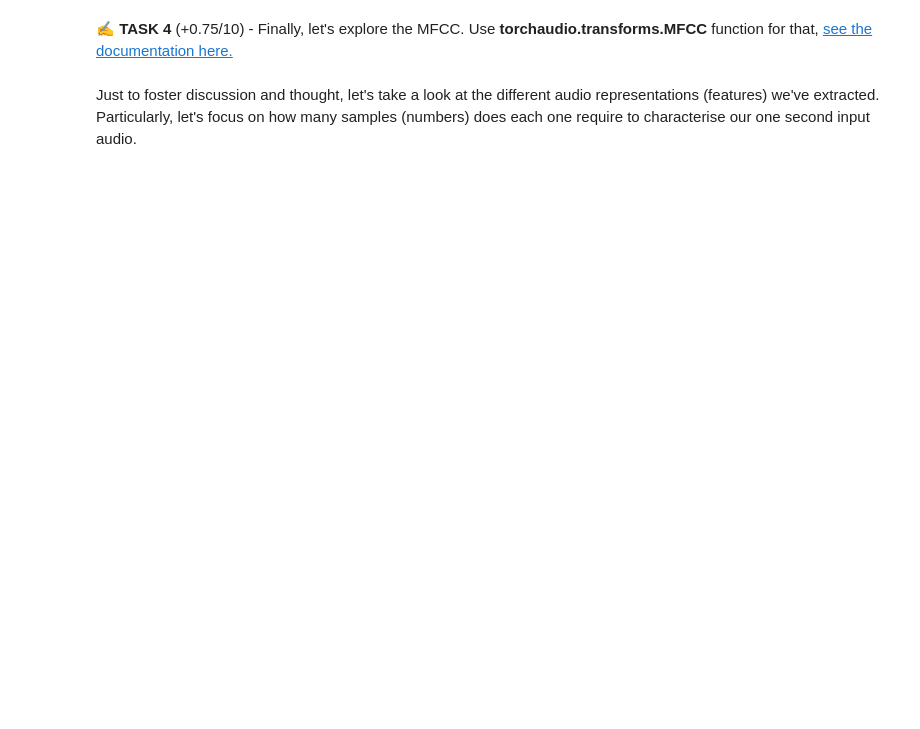
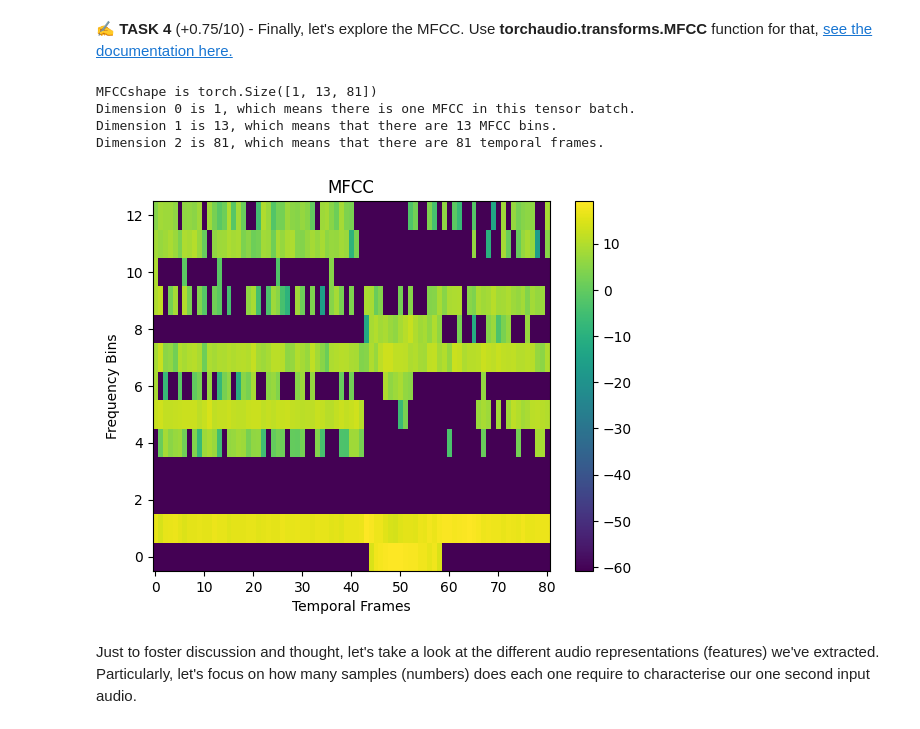
Before and after one commit to inesbroto/NLI_Chatbot, a Jupyter notebook: L4-A_Speech_Features.ipynb, the cells around one changed output. Drawn from its saved outputs; the diff is of its cells as text; code cells hidden in the pictures; blank space fills up the shorter version.

```diff
--- a/L4-A_Speech_Features.ipynb
+++ b/L4-A_Speech_Features.ipynb
@@ -204,22 +262,28 @@ plot_spectrogram(mel_spectrogram[0, :, :], title="Mel-Spectrogram")
 # %%
 def extract_mfcc(wav, n_mfcc, mel_kwargs):
     # TASK 4: Implement MFCC extractor here.
-    mfcc_extractor = torchaudio.transforms.MFCC(..., **mel_kwargs) # <- implement the correct arguments in this call
+    mfcc_extractor = torchaudio.transforms.MFCC(n_mfcc=n_mfcc, melkwargs= mel_kwargs) # <- implement the correct arguments in this call
     mfcc = mfcc_extractor(wav)
     return mfcc
 
 N_MFCC = 13
 MEL_KWARGS = {"n_mels": N_MELS, "n_fft": N_FFT, "win_length": WIN_LENGTH, "hop_length": HOP_LENGTH}
 mfcc = extract_mfcc(waveform, n_mfcc=N_MFCC, mel_kwargs=MEL_KWARGS)
 
 assert len(mfcc.shape) == 3
 
 print(f"MFCCshape is {mfcc.shape}")
 print(f"Dimension 0 is {mfcc.shape[0]}, which means there is one MFCC in this tensor batch.")
 print(f"Dimension 1 is {mfcc.shape[1]}, which means that there are {mfcc.shape[1]} MFCC bins.")
 print(f"Dimension 2 is {mfcc.shape[2]}, which means that there are {mfcc.shape[2]} temporal frames.")
 
 plot_spectrogram(mfcc[0, :, :], title="MFCC")
+# %% [output]
+MFCCshape is torch.Size([1, 13, 81])
+Dimension 0 is 1, which means there is one MFCC in this tensor batch.
+Dimension 1 is 13, which means that there are 13 MFCC bins.
+Dimension 2 is 81, which means that there are 81 temporal frames.
+[figure, added]
 # %% [markdown]
 Just to foster discussion and thought, let's take a look at the different audio representations (features) we've extracted. Particularly, let's focus on how many samples (numbers) does each one require to characterise our one second input audio.
 # %%
```
Also changed, not shown: parts of 11 cells of this notebook.
